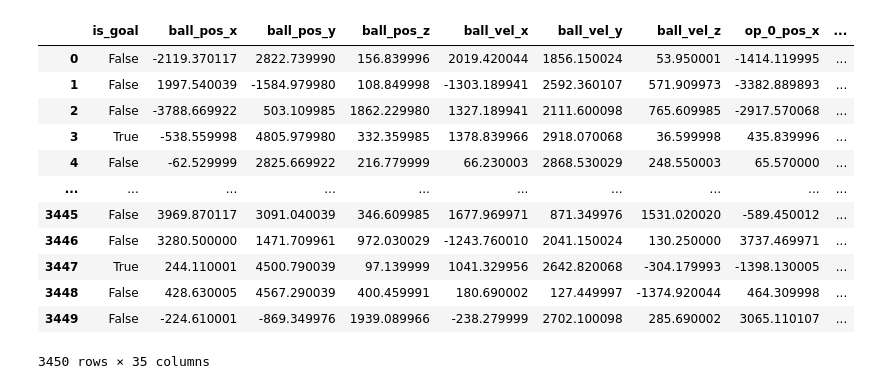
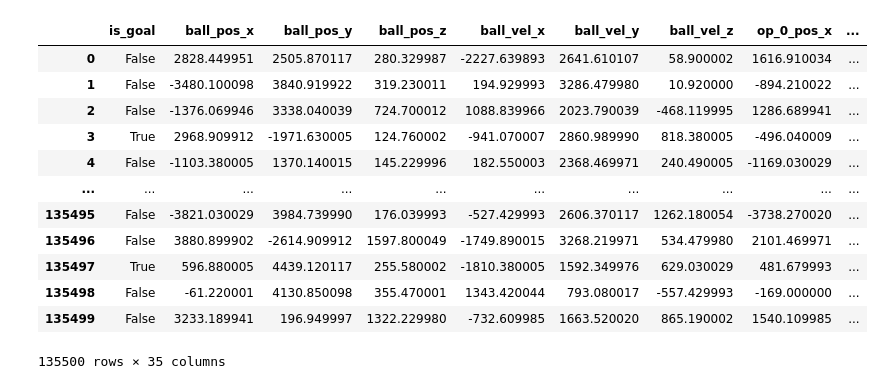
Before and after one commit to vi-hart/RocketXG, a Jupyter notebook: notebooks/xgboost-test.ipynb, the cells around one changed output. Cells and saved outputs as stored; diff of their text form; code cells hidden in the pictures.

Commit message:
test xgboost model on larger data

```diff
--- a/notebooks/xgboost-test.ipynb
+++ b/notebooks/xgboost-test.ipynb
@@ -2,23 +2,23 @@
 import xgboost as xgb
 import pandas as pd
 # %%
-data = pd.read_parquet("../data/2024-EUMajor1-Qual1-Day3/data.parquet")
+data = pd.read_parquet("../data/2022-2023/data.parquet")
 data.drop(columns="game_id", inplace=True)
 data
 # %% [output]
 |  | is_goal | ball_pos_x | ball_pos_y | ball_pos_z | ball_vel_x | ball_vel_y | ball_vel_z | op_0_pos_x | ... |
-| 0 | False | -2119.370117 | 2822.739990 | 156.839996 | 2019.420044 | 1856.150024 | 53.950001 | -1414.119995 | ... |
-| 1 | False | 1997.540039 | -1584.979980 | 108.849998 | -1303.189941 | 2592.360107 | 571.909973 | -3382.889893 | ... |
-| 2 | False | -3788.669922 | 503.109985 | 1862.229980 | 1327.189941 | 2111.600098 | 765.609985 | -2917.570068 | ... |
-| 3 | True | -538.559998 | 4805.979980 | 332.359985 | 1378.839966 | 2918.070068 | 36.599998 | 435.839996 | ... |
-| 4 | False | -62.529999 | 2825.669922 | 216.779999 | 66.230003 | 2868.530029 | 248.550003 | 65.570000 | ... |
+| 0 | False | 2828.449951 | 2505.870117 | 280.329987 | -2227.639893 | 2641.610107 | 58.900002 | 1616.910034 | ... |
+| 1 | False | -3480.100098 | 3840.919922 | 319.230011 | 194.929993 | 3286.479980 | 10.920000 | -894.210022 | ... |
+| 2 | False | -1376.069946 | 3338.040039 | 724.700012 | 1088.839966 | 2023.790039 | -468.119995 | 1286.689941 | ... |
+| 3 | True | 2968.909912 | -1971.630005 | 124.760002 | -941.070007 | 2860.989990 | 818.380005 | -496.040009 | ... |
+| 4 | False | -1103.380005 | 1370.140015 | 145.229996 | 182.550003 | 2368.469971 | 240.490005 | -1169.030029 | ... |
 | ... | ... | ... | ... | ... | ... | ... | ... | ... | ... |
-| 3445 | False | 3969.870117 | 3091.040039 | 346.609985 | 1677.969971 | 871.349976 | 1531.020020 | -589.450012 | ... |
-| 3446 | False | 3280.500000 | 1471.709961 | 972.030029 | -1243.760010 | 2041.150024 | 130.250000 | 3737.469971 | ... |
-| 3447 | True | 244.110001 | 4500.790039 | 97.139999 | 1041.329956 | 2642.820068 | -304.179993 | -1398.130005 | ... |
-| 3448 | False | 428.630005 | 4567.290039 | 400.459991 | 180.690002 | 127.449997 | -1374.920044 | 464.309998 | ... |
-| 3449 | False | -224.610001 | -869.349976 | 1939.089966 | -238.279999 | 2702.100098 | 285.690002 | 3065.110107 | ... |
+| 135495 | False | -3821.030029 | 3984.739990 | 176.039993 | -527.429993 | 2606.370117 | 1262.180054 | -3738.270020 | ... |
+| 135496 | False | 3880.899902 | -2614.909912 | 1597.800049 | -1749.890015 | 3268.219971 | 534.479980 | 2101.469971 | ... |
+| 135497 | True | 596.880005 | 4439.120117 | 255.580002 | -1810.380005 | 1592.349976 | 629.030029 | 481.679993 | ... |
+| 135498 | False | -61.220001 | 4130.850098 | 355.470001 | 1343.420044 | 793.080017 | -557.429993 | -169.000000 | ... |
+| 135499 | False | 3233.189941 | 196.949997 | 1322.229980 | -732.609985 | 1663.520020 | 865.190002 | 1540.109985 | ... |
-3450 rows × 35 columns
+135500 rows × 35 columns
 # %%
 X = data.drop(columns="is_goal")
 y = data["is_goal"]
```
Also changed, not shown: parts of 4 cells of this notebook.
